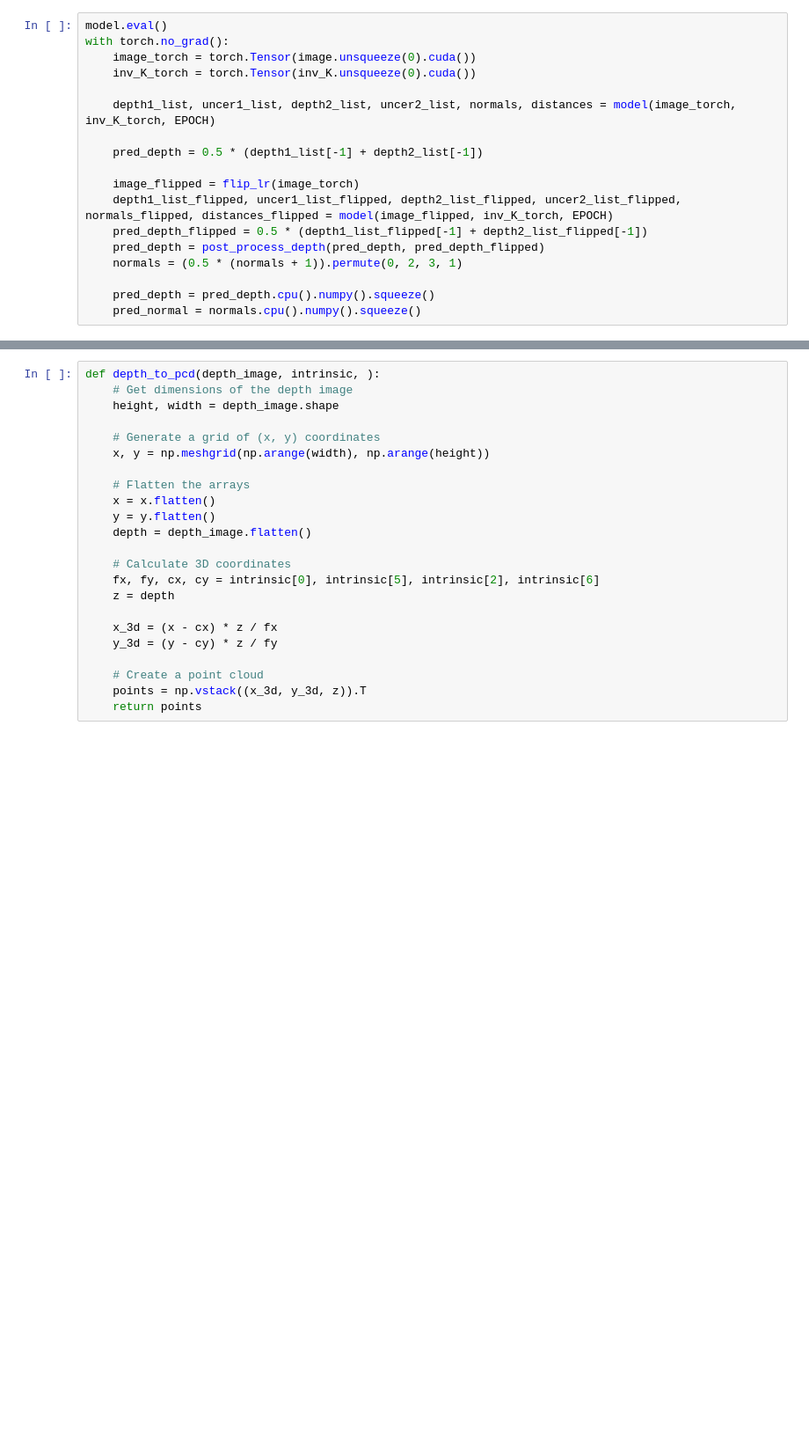
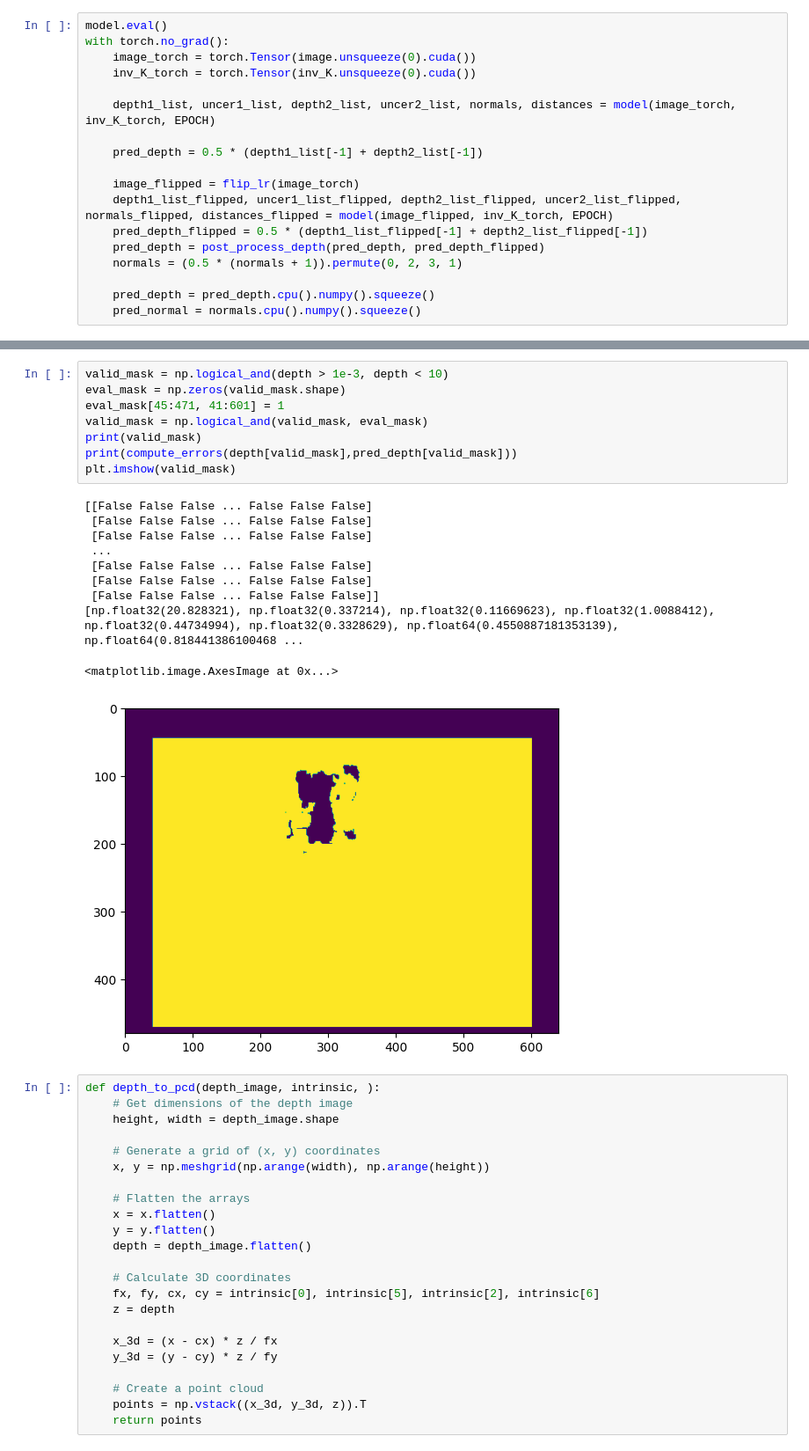
Before and after one commit to ShuweiShao/NDDepth, a Jupyter notebook: test_bag.ipynb, the cells around one changed output, grey strips where cells are left out. Shown at 88% size. Cells and saved outputs as stored; diff of their text form; blank space fills up the shorter version.

```diff
--- a/test_bag.ipynb
+++ b/test_bag.ipynb
@@ -104,3 +133,22 @@ plt.scatter(max_index[1], max_index[0], c='r', s=10)
+# %%
+valid_mask = np.logical_and(depth > 1e-3, depth < 10)
+eval_mask = np.zeros(valid_mask.shape)
+eval_mask[45:471, 41:601] = 1
+valid_mask = np.logical_and(valid_mask, eval_mask)
+print(valid_mask)
+print(compute_errors(depth[valid_mask],pred_depth[valid_mask]))
+plt.imshow(valid_mask)
+# %% [output]
+[[False False False ... False False False]
+ [False False False ... False False False]
+ [False False False ... False False False]
+ ...
+ [False False False ... False False False]
+ [False False False ... False False False]
+ [False False False ... False False False]]
+[np.float32(20.828321), np.float32(0.337214), np.float32(0.11669623), np.float32(1.0088412), np.float32(0.44734994), np.float32(0.3328629), np.float64(0.4550887181353139), np.float64(0.818441386100468 ...
+<matplotlib.image.AxesImage at 0x...>
+[figure, added]
 # %%
 def depth_to_pcd(depth_image, intrinsic, ):
     # Get dimensions of the depth image
```
Also changed, not shown: parts of 10 cells of this notebook.
